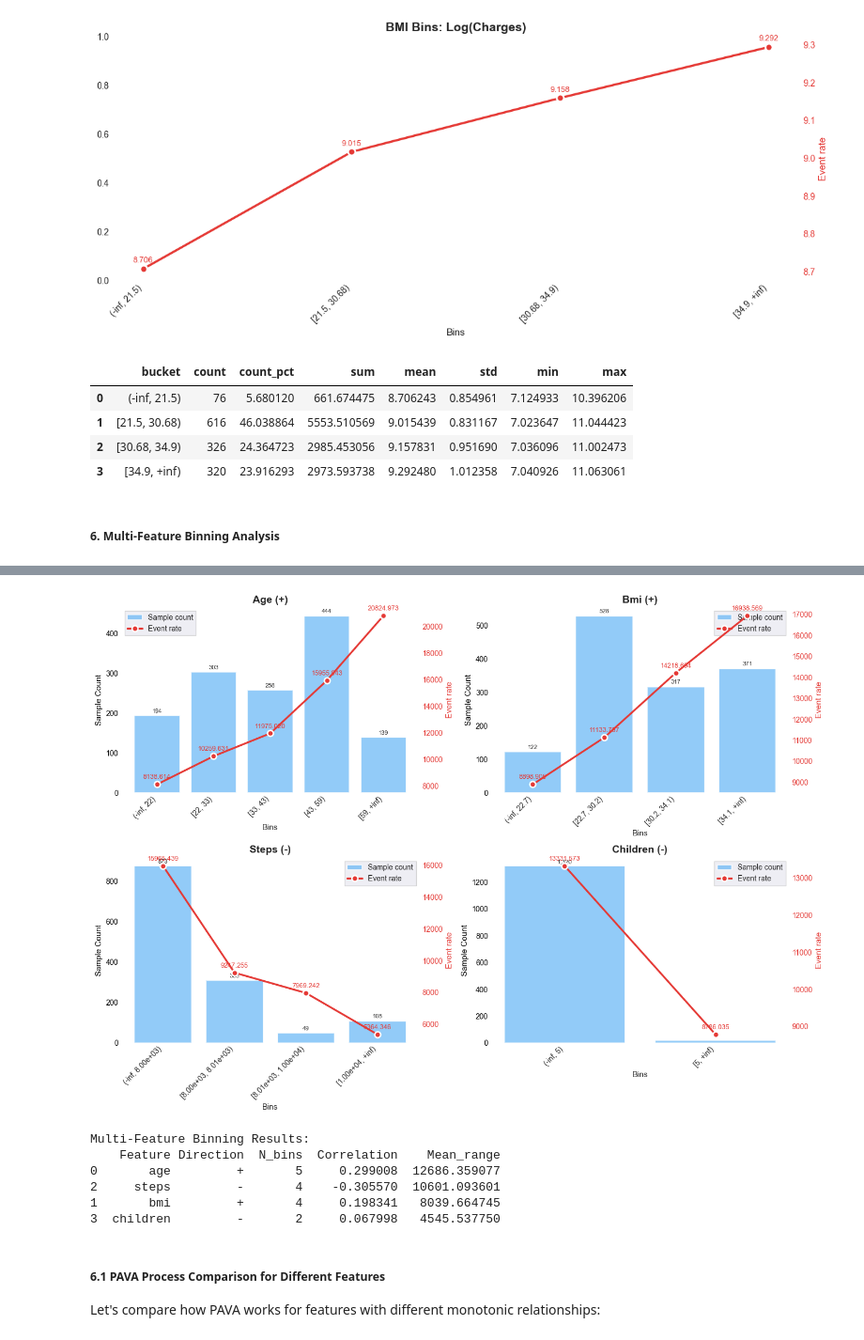
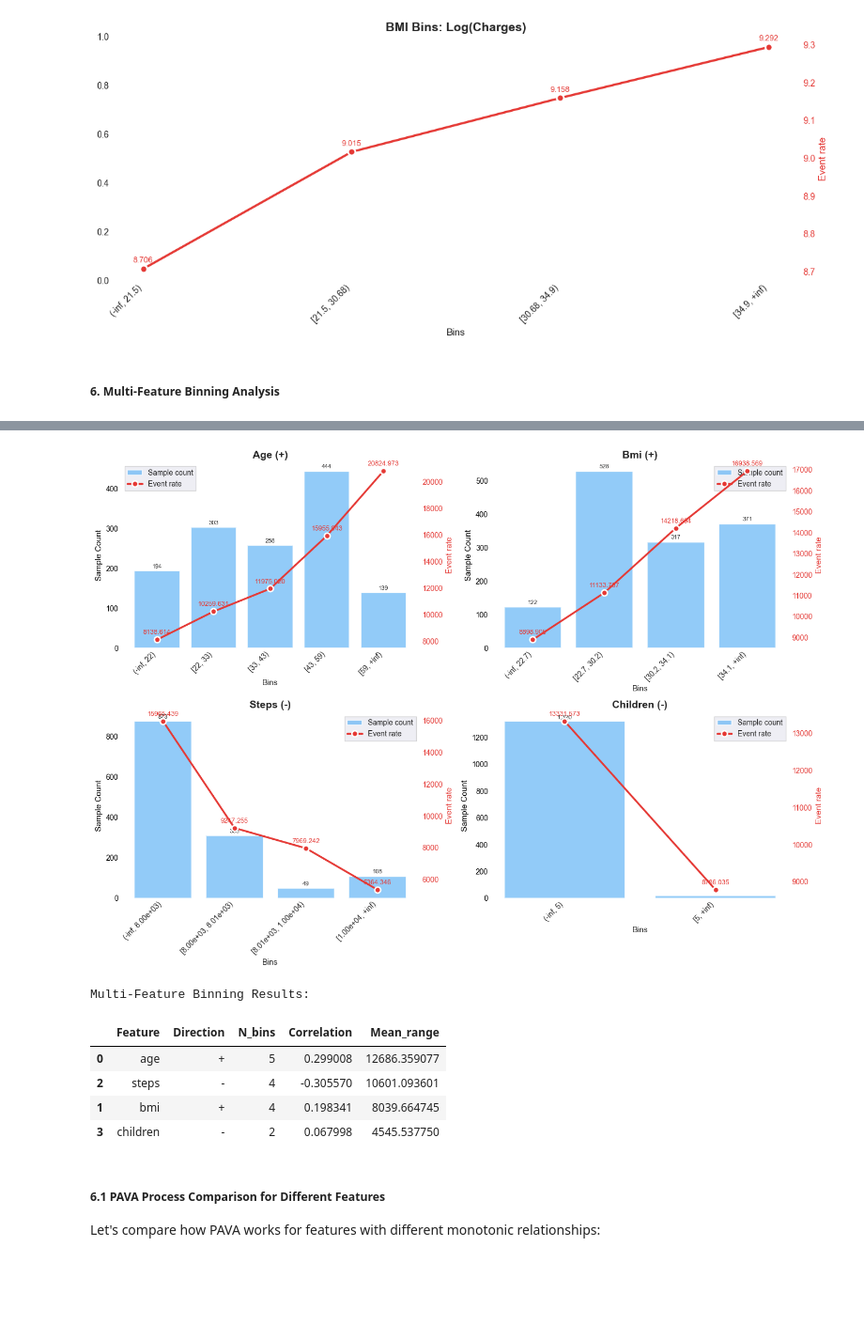
Before and after one commit to ChenTaHung/Monotonic-Optimal-Binning, a Jupyter notebook: examples/Insurance Data - Continuous Target.ipynb, the cells around one changed output, grey strips where cells are left out. Shown at 94% size. Cells and saved outputs as stored; diff of their text form; code cells hidden in the pictures; blank space fills up the shorter version.

```diff
--- a/examples/Insurance Data - Continuous Target.ipynb
+++ b/examples/Insurance Data - Continuous Target.ipynb
@@ -342,14 +328,6 @@ plot_event_rate(summary_log, ax=ax, title='BMI Bins: Log(Charges)',
 plt.show()
 # %% [output]
 [figure]
-# %%
-summary_log
-# %% [output]
-|  | bucket | count | count_pct | sum | mean | std | min | max |
-| 0 | (-inf, 21.5) | 76 | 5.680120 | 661.674475 | 8.706243 | 0.854961 | 7.124933 | 10.396206 |
-| 1 | [21.5, 30.68) | 616 | 46.038864 | 5553.510569 | 9.015439 | 0.831167 | 7.023647 | 11.044423 |
-| 2 | [30.68, 34.9) | 326 | 24.364723 | 2985.453056 | 9.157831 | 0.951690 | 7.036096 | 11.002473 |
-| 3 | [34.9, +inf) | 320 | 23.916293 | 2973.593738 | 9.292480 | 1.012358 | 7.040926 | 11.063061 |
 # %% [markdown]
 ##### 6. Multi-Feature Binning Analysis
 # %%
@@ -391,5 +369,5 @@ plt.show()
 # Display results
 results_df = pd.DataFrame(binning_results)
 print("\nMulti-Feature Binning Results:")
-print(results_df.sort_values('Mean_range', ascending=False))
+display(results_df.sort_values('Mean_range', ascending=False))
 # %% [output]
@@ -399,10 +377,10 @@ print(results_df.sort_values('Mean_range', ascending=False))
 [figure]
 Multi-Feature Binning Results:
-    Feature Direction  N_bins  Correlation    Mean_range
-0       age         +       5     0.299008  12686.359077
-2     steps         -       4    -0.305570  10601.093601
-1       bmi         +       4     0.198341   8039.664745
-3  children         -       2     0.067998   4545.537750
+|  | Feature | Direction | N_bins | Correlation | Mean_range |
+| 0 | age | + | 5 | 0.299008 | 12686.359077 |
+| 2 | steps | - | 4 | -0.305570 | 10601.093601 |
+| 1 | bmi | + | 4 | 0.198341 | 8039.664745 |
+| 3 | children | - | 2 | 0.067998 | 4545.537750 |
 # %% [markdown]
 ##### 6.1 PAVA Process Comparison for Different Features
 Let's compare how PAVA works for features with different monotonic relationships:
```
Also changed, not shown: parts of 11 cells of this notebook, 15 other files.
